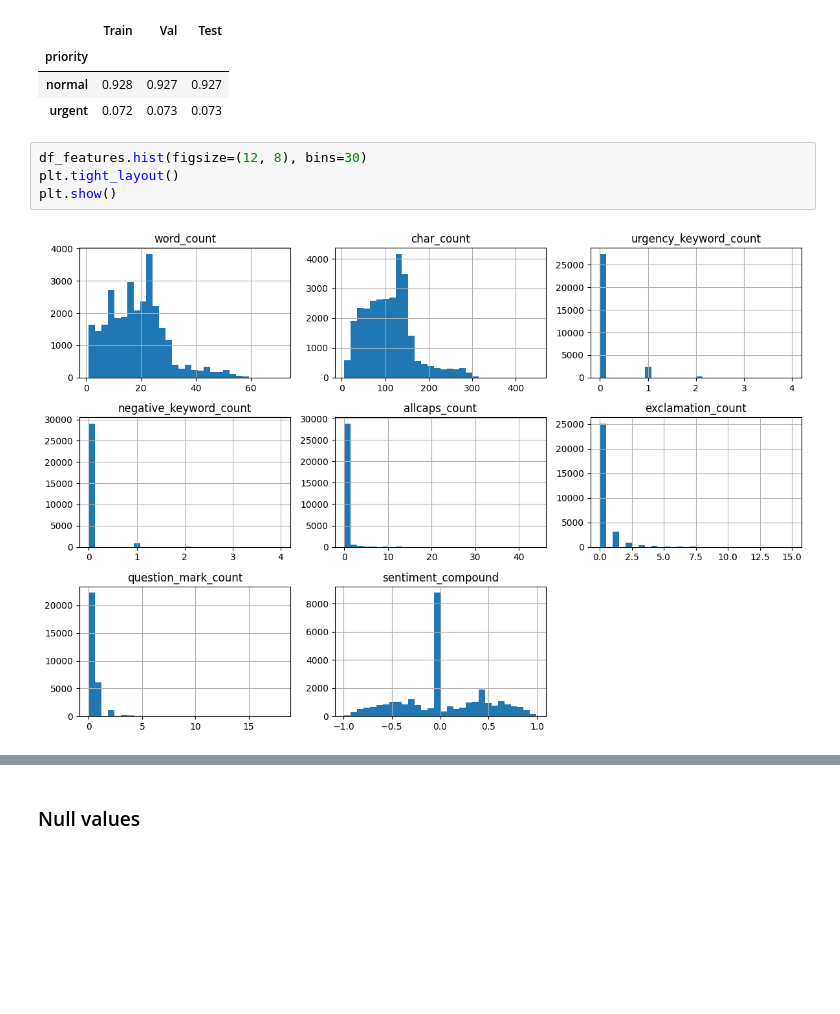
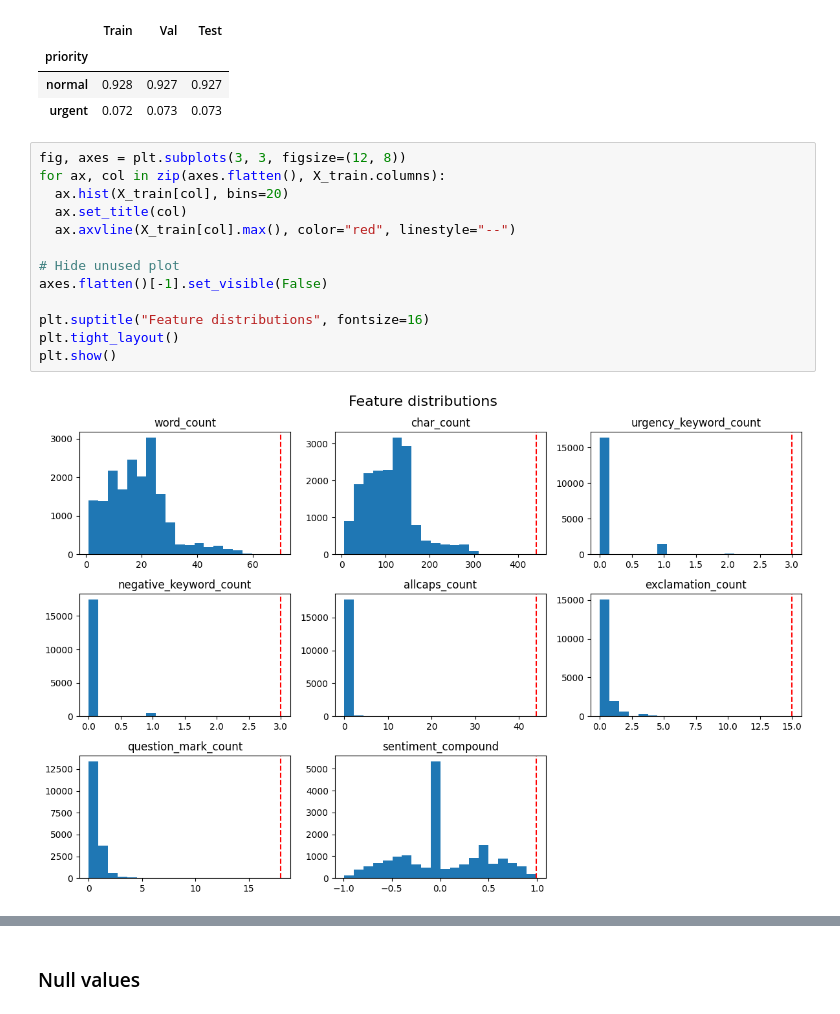
Before and after one commit to S0l0m4n/aie3-twitter-customer-support, a Jupyter notebook: w3_twitter_data.ipynb, the cells around one changed output, grey strips where cells are left out. Drawn from its saved outputs; the diff is of its cells as text; blank space fills up the shorter version.

```diff
--- a/w3_twitter_data.ipynb
+++ b/w3_twitter_data.ipynb
@@ -305,9 +308,18 @@ split_comparison
 | priority |  |  |  |
 | normal | 0.928 | 0.927 | 0.927 |
 | urgent | 0.072 | 0.073 | 0.073 |
-# %%
-df_features.hist(figsize=(12, 8), bins=30)
-plt.tight_layout()
-plt.show()
-# %% [output]
-[figure, removed]
+# %%
+fig, axes = plt.subplots(3, 3, figsize=(12, 8))
+for ax, col in zip(axes.flatten(), X_train.columns):
+  ax.hist(X_train[col], bins=20)
+  ax.set_title(col)
+  ax.axvline(X_train[col].max(), color="red", linestyle="--")
+
+# Hide unused plot
+axes.flatten()[-1].set_visible(False)
+
+plt.suptitle("Feature distributions", fontsize=16)
+plt.tight_layout()
+plt.show()
+# %% [output]
+[figure, added]
```
Also changed, not shown: parts of 15 cells of this notebook.
